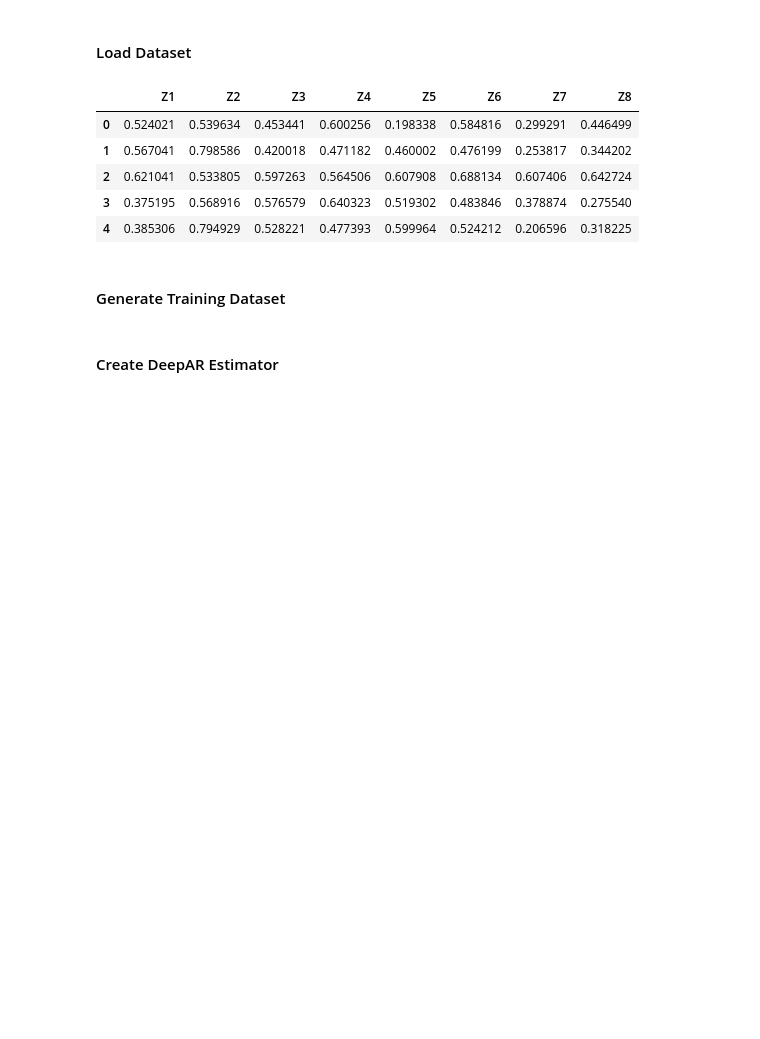
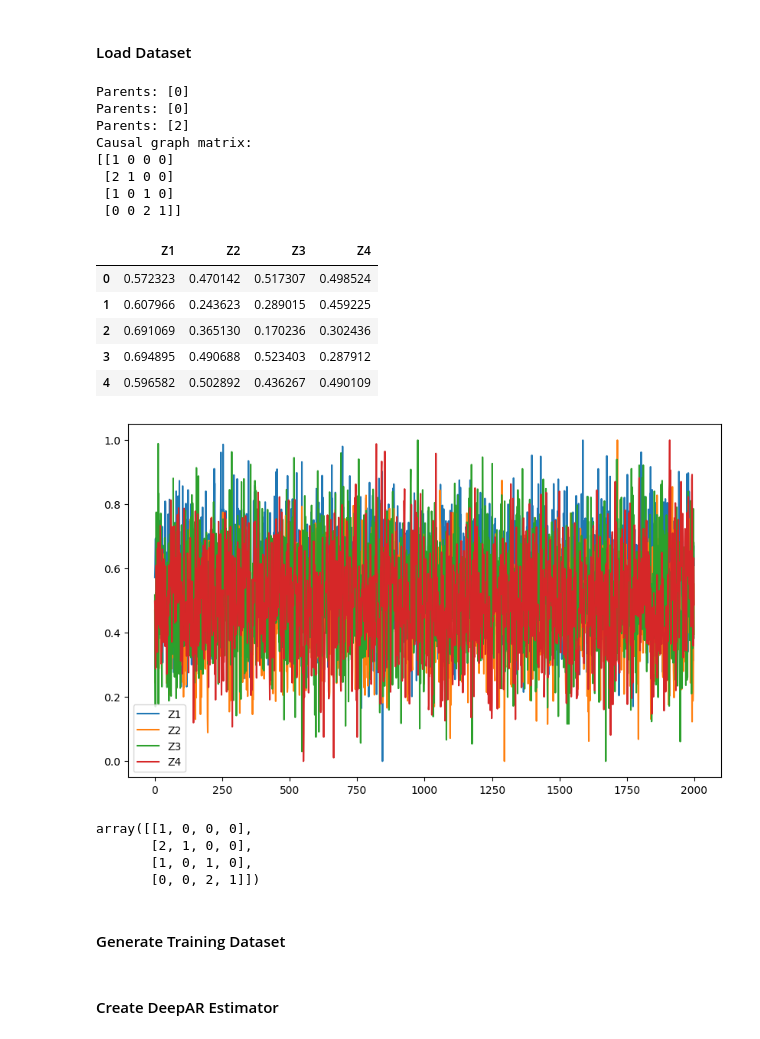
Before and after one commit to wasimahmadpk/gCause, a Jupyter notebook: src/gcdmi_examples.ipynb, the cells around one changed output. Drawn from its saved outputs; the diff is of its cells as text; code cells hidden in the pictures; blank space fills up the shorter version.

Commit message:
structure causal graphs

```diff
--- a/src/gcdmi_examples.ipynb
+++ b/src/gcdmi_examples.ipynb
@@ -59,19 +60,43 @@ Time now: 1714729274.16123
 # %% [markdown]
 #### Load Dataset
 # %%
-df = prep.load_syn_data()
+# df = prep.load_flux_data()
 # df = df.iloc[:, 0:3]
 # df.plot(figsize=(9, 4), linewidth=0.66, use_index=True)
 # plt.show()
 # func.corr_heatmap(df)
-df.head()
+# df.head()
-# %% [output]
-|  | Z1 | Z2 | Z3 | Z4 | Z5 | Z6 | Z7 | Z8 |
-| 0 | 0.524021 | 0.539634 | 0.453441 | 0.600256 | 0.198338 | 0.584816 | 0.299291 | 0.446499 |
-| 1 | 0.567041 | 0.798586 | 0.420018 | 0.471182 | 0.460002 | 0.476199 | 0.253817 | 0.344202 |
-| 2 | 0.621041 | 0.533805 | 0.597263 | 0.564506 | 0.607908 | 0.688134 | 0.607406 | 0.642724 |
-| 3 | 0.375195 | 0.568916 | 0.576579 | 0.640323 | 0.519302 | 0.483846 | 0.378874 | 0.275540 |
-| 4 | 0.385306 | 0.794929 | 0.528221 | 0.477393 | 0.599964 | 0.524212 | 0.206596 | 0.318225 |
+# %%
+ # Load synthetic data
+model = StructuralCausalModel()
+num_nodes = 4
+nonlinearity = 0.50
+interaction_density = 0.40
+df, links, causal_graph = model.generate_multivariate_time_series(num_nodes, nonlinearity, interaction_density, num_samples=2000)
+df.head()
+# %% [output]
+Parents: [0]
+Parents: [0]
+Parents: [2]
+Causal graph matrix:
+[[1 0 0 0]
+ [2 1 0 0]
+ [1 0 1 0]
+ [0 0 2 1]]
+|  | Z1 | Z2 | Z3 | Z4 |
+| 0 | 0.572323 | 0.470142 | 0.517307 | 0.498524 |
+| 1 | 0.607966 | 0.243623 | 0.289015 | 0.459225 |
+| 2 | 0.691069 | 0.365130 | 0.170236 | 0.302436 |
+| 3 | 0.694895 | 0.490688 | 0.523403 | 0.287912 |
+| 4 | 0.596582 | 0.502892 | 0.436267 | 0.490109 |
+[figure, added]
+# %%
+model.draw_causal_graph()
+# %% [output]
+array([[1, 0, 0, 0],
+       [2, 1, 0, 0],
+       [1, 0, 1, 0],
+       [0, 0, 2, 1]])
 # %% [markdown]
 #### Generate Training Dataset
 # %%
```
Also changed, not shown: parts of 3 cells of this notebook, 2 other files.
